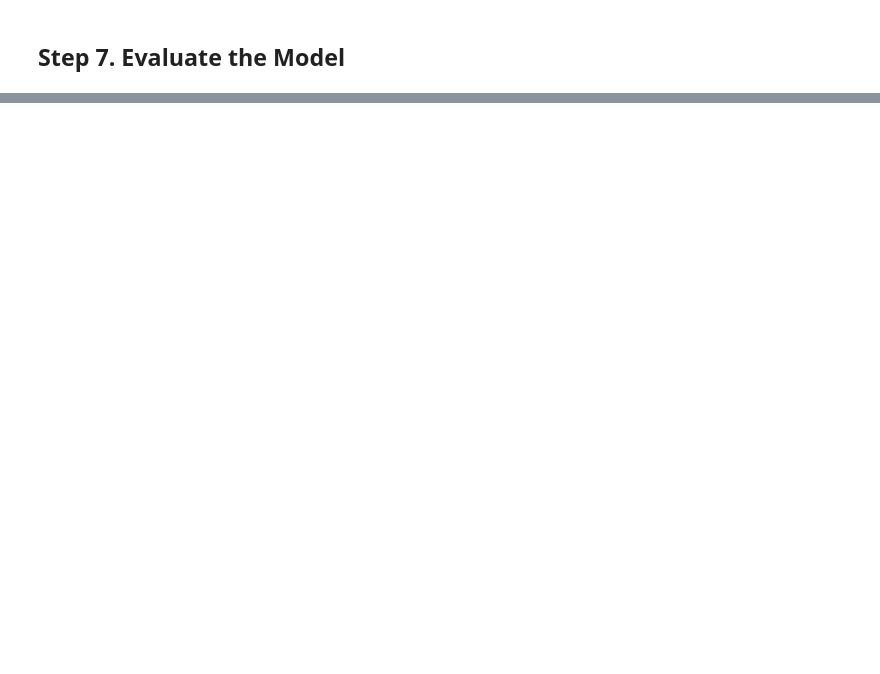
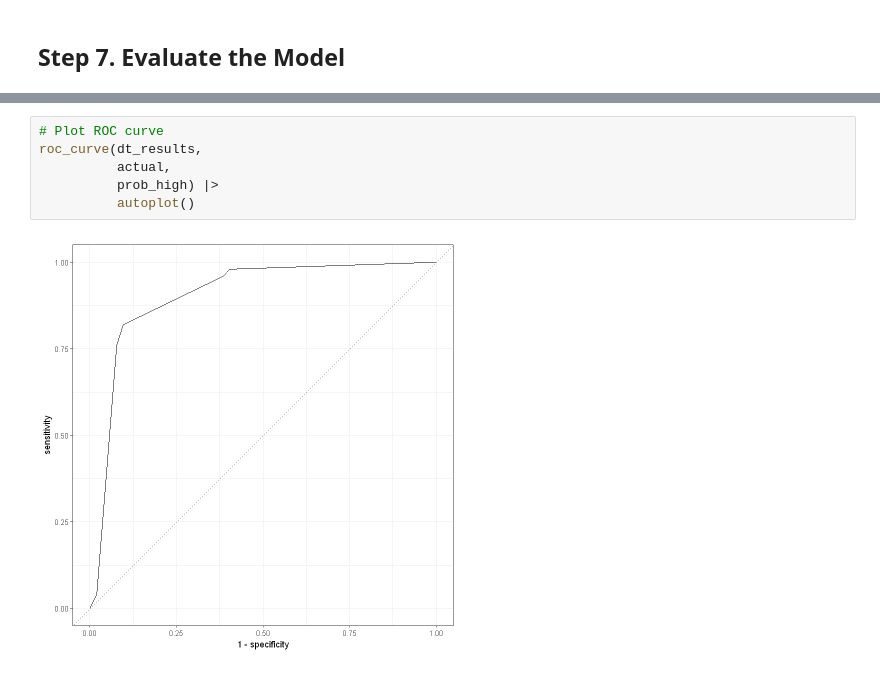
Before and after one commit to svarong-port/code-for-articles, a Jupyter notebook: r/ml_with_tidymodels/article_ml_with_tidymodels.ipynb, the cells around one changed output, grey strips where cells are left out. Cells and saved outputs as stored; diff of their text form; blank space fills up the shorter version.

```diff
--- a/r/ml_with_tidymodels/article_ml_with_tidymodels.ipynb
+++ b/r/ml_with_tidymodels/article_ml_with_tidymodels.ipynb
@@ -234,0 +289,8 @@ A tibble: 6 × 4
+# %%
+# Plot ROC curve
+roc_curve(dt_results,
+          actual,
+          prob_high) |>
+          autoplot()
+# %% [output]
+[figure, added]
```
Also changed, not shown: parts of 27 cells of this notebook.
